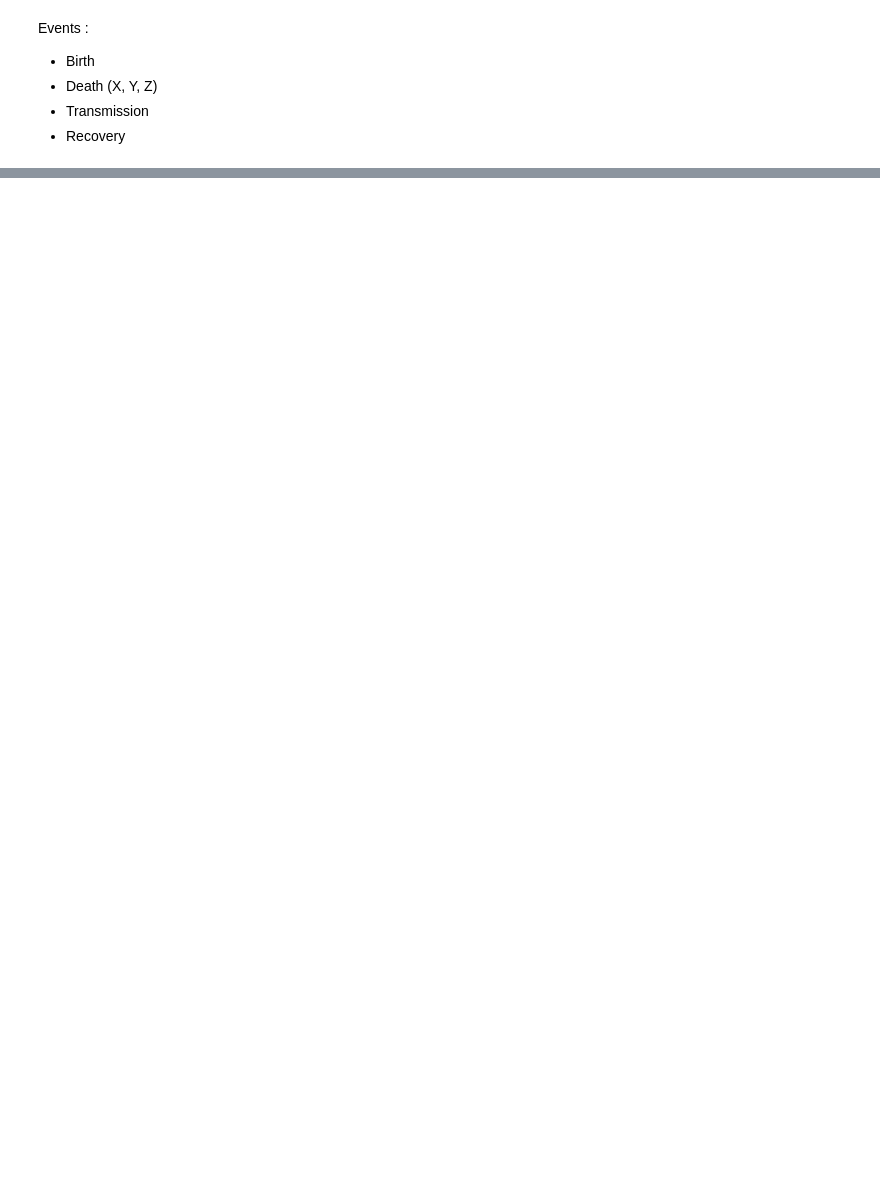
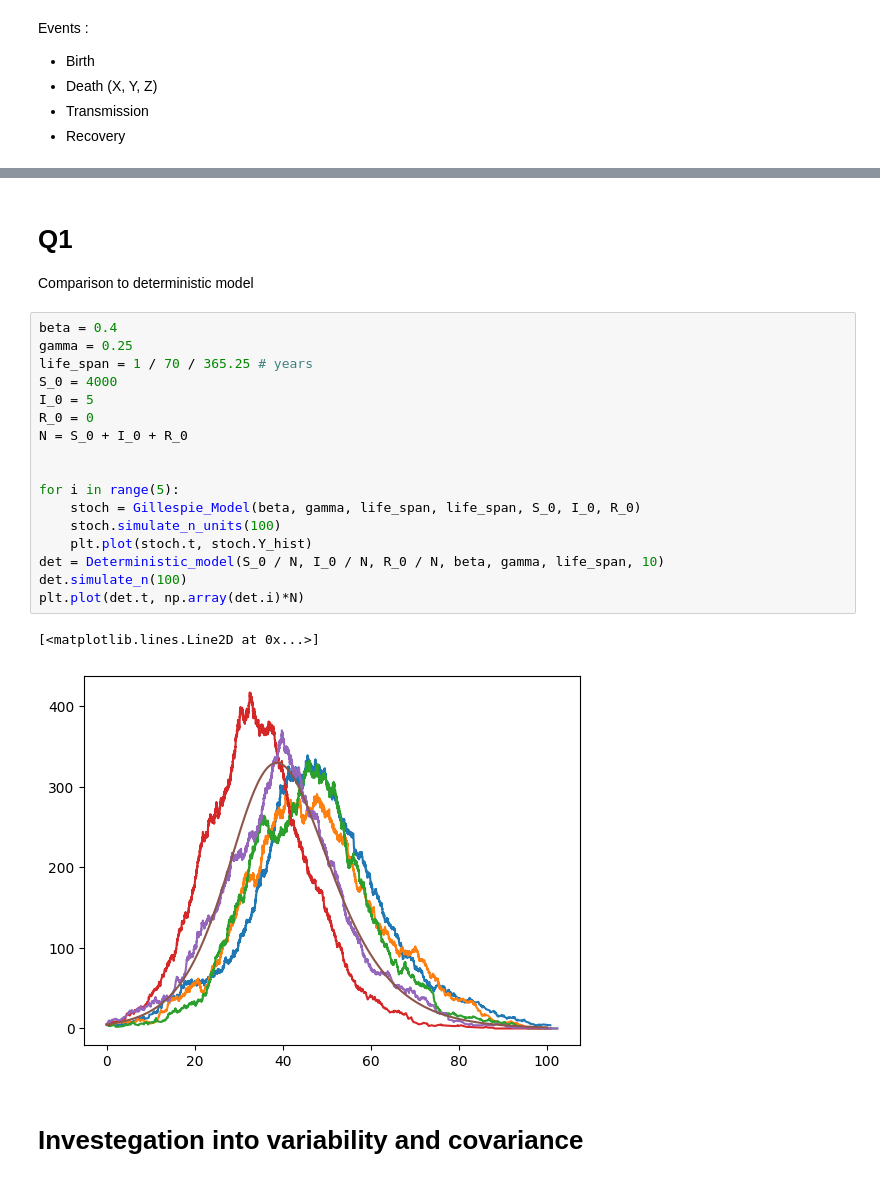
Before and after one commit to mikad74/ICLS_assignment_2, a Jupyter notebook: Assignment_2/assignment.ipynb, the cells around one changed output, grey strips where cells are left out. Saved outputs shown, nothing was run; the diff lists cells and outputs as text; blank space fills up the shorter version.

```diff
--- a/Assignment_2/assignment.ipynb
+++ b/Assignment_2/assignment.ipynb
@@ -109,0 +163,25 @@ plt.plot(_.t, _.X_hist)
+# %% [markdown]
+# Q1
+Comparison to deterministic model
+# %%
+beta = 0.4
+gamma = 0.25
+life_span = 1 / 70 / 365.25 # years
+S_0 = 4000
+I_0 = 5
+R_0 = 0
+N = S_0 + I_0 + R_0
+
+
+for i in range(5):
+    stoch = Gillespie_Model(beta, gamma, life_span, life_span, S_0, I_0, R_0)
+    stoch.simulate_n_units(100)
+    plt.plot(stoch.t, stoch.Y_hist)
+det = Deterministic_model(S_0 / N, I_0 / N, R_0 / N, beta, gamma, life_span, 10)
+det.simulate_n(100)
+plt.plot(det.t, np.array(det.i)*N)
+# %% [output]
+[<matplotlib.lines.Line2D at 0x...>]
+[figure, added]
+# %% [markdown]
+# Investegation into variability and covariance
```
Also changed, not shown: parts of 11 cells of this notebook, 5 other files.
